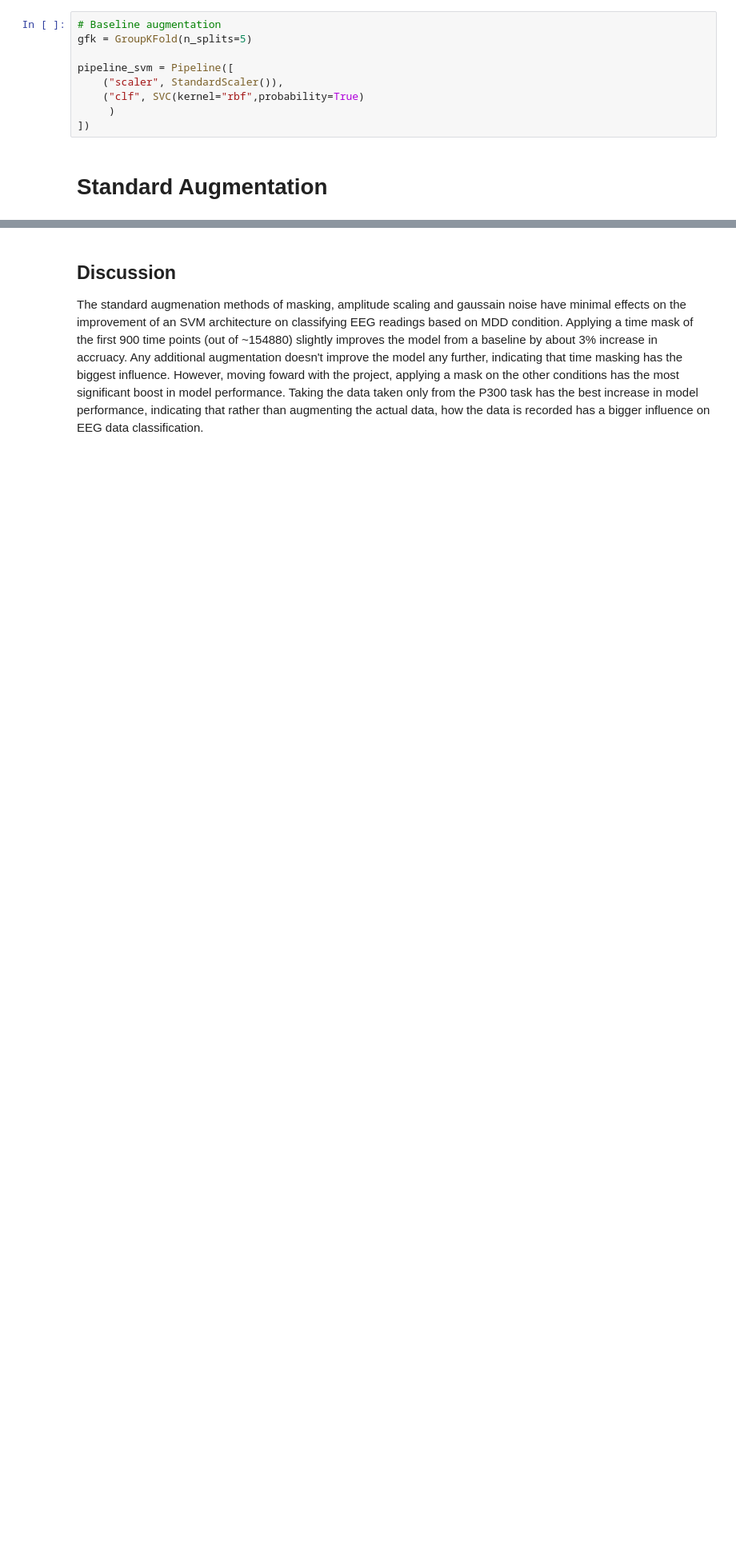
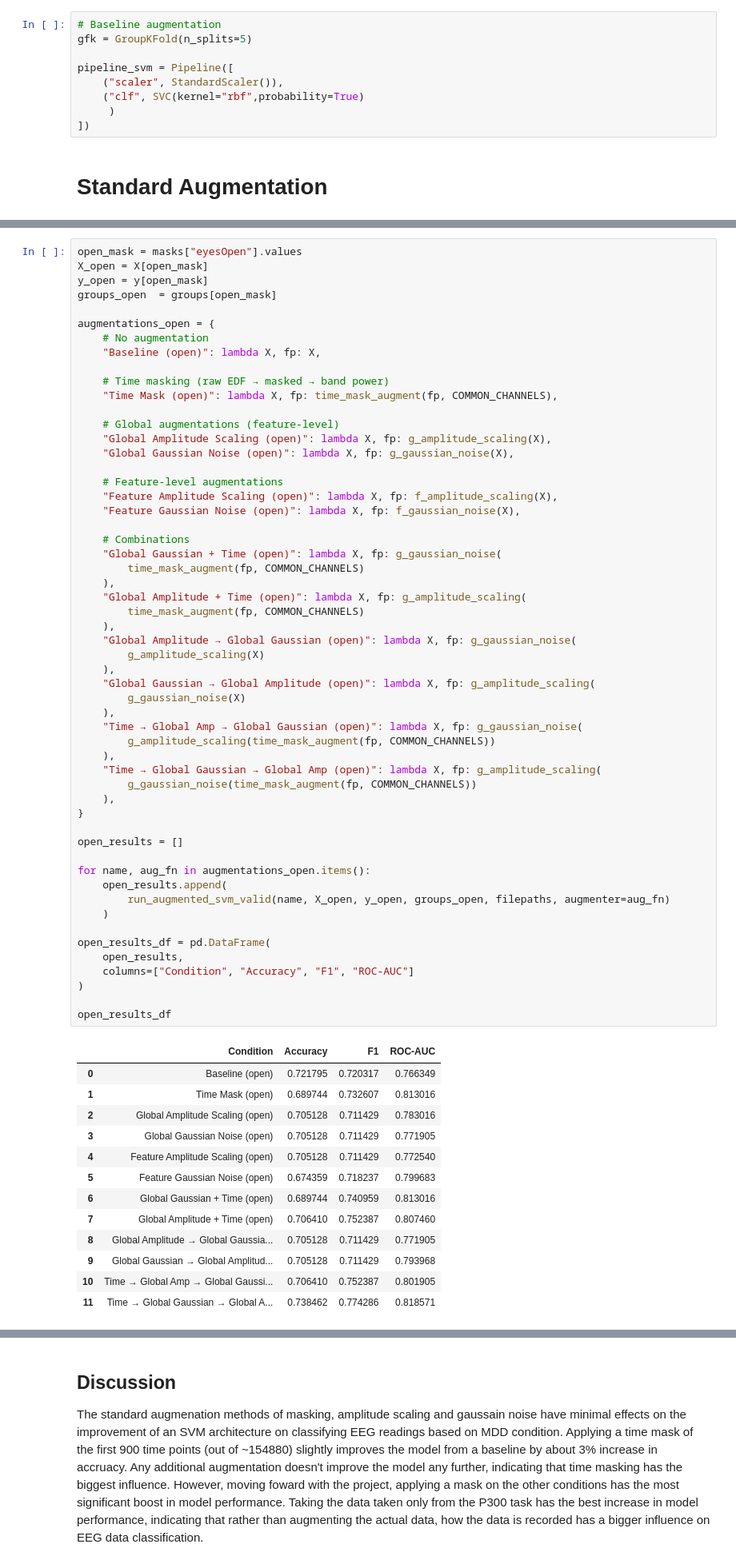
Before and after one commit to BJAngulo/MSSE-277b-final-project-, a Jupyter notebook: notebooks/EEG_Standard_Aug.ipynb, the cells around one changed output, grey strips where cells are left out. Shown at 80% size. Cells and saved outputs as stored; diff of their text form; blank space fills up the shorter version.

```diff
--- a/notebooks/EEG_Standard_Aug.ipynb
+++ b/notebooks/EEG_Standard_Aug.ipynb
@@ -485,0 +534,69 @@ results_df
+# %%
+open_mask = masks["eyesOpen"].values
+X_open = X[open_mask]
+y_open = y[open_mask]
+groups_open  = groups[open_mask]
+
+augmentations_open = {
+    # No augmentation
+    "Baseline (open)": lambda X, fp: X,
+
+    # Time masking (raw EDF → masked → band power)
+    "Time Mask (open)": lambda X, fp: time_mask_augment(fp, COMMON_CHANNELS),
+
+    # Global augmentations (feature-level)
+    "Global Amplitude Scaling (open)": lambda X, fp: g_amplitude_scaling(X),
+    "Global Gaussian Noise (open)": lambda X, fp: g_gaussian_noise(X),
+
+    # Feature-level augmentations
+    "Feature Amplitude Scaling (open)": lambda X, fp: f_amplitude_scaling(X),
+    "Feature Gaussian Noise (open)": lambda X, fp: f_gaussian_noise(X),
+
+    # Combinations
+    "Global Gaussian + Time (open)": lambda X, fp: g_gaussian_noise(
+        time_mask_augment(fp, COMMON_CHANNELS)
+    ),
+    "Global Amplitude + Time (open)": lambda X, fp: g_amplitude_scaling(
+        time_mask_augment(fp, COMMON_CHANNELS)
+    ),
+    "Global Amplitude → Global Gaussian (open)": lambda X, fp: g_gaussian_noise(
+        g_amplitude_scaling(X)
+    ),
+    "Global Gaussian → Global Amplitude (open)": lambda X, fp: g_amplitude_scaling(
+        g_gaussian_noise(X)
+    ),
+    "Time → Global Amp → Global Gaussian (open)": lambda X, fp: g_gaussian_noise(
+        g_amplitude_scaling(time_mask_augment(fp, COMMON_CHANNELS))
+    ),
+    "Time → Global Gaussian → Global Amp (open)": lambda X, fp: g_amplitude_scaling(
+        g_gaussian_noise(time_mask_augment(fp, COMMON_CHANNELS))
+    ),
+}
+
+open_results = []
+
+for name, aug_fn in augmentations_open.items():
+    open_results.append(
+        run_augmented_svm_valid(name, X_open, y_open, groups_open, filepaths, augmenter=aug_fn)
+    )
+
+open_results_df = pd.DataFrame(
+    open_results,
+    columns=["Condition", "Accuracy", "F1", "ROC-AUC"]
+)
+
+open_results_df
+# %% [output]
+|  | Condition | Accuracy | F1 | ROC-AUC |
+| 0 | Baseline (open) | 0.721795 | 0.720317 | 0.766349 |
+| 1 | Time Mask (open) | 0.689744 | 0.732607 | 0.813016 |
+| 2 | Global Amplitude Scaling (open) | 0.705128 | 0.711429 | 0.783016 |
+| 3 | Global Gaussian Noise (open) | 0.705128 | 0.711429 | 0.771905 |
+| 4 | Feature Amplitude Scaling (open) | 0.705128 | 0.711429 | 0.772540 |
+| 5 | Feature Gaussian Noise (open) | 0.674359 | 0.718237 | 0.799683 |
+| 6 | Global Gaussian + Time (open) | 0.689744 | 0.740959 | 0.813016 |
+| 7 | Global Amplitude + Time (open) | 0.706410 | 0.752387 | 0.807460 |
+| 8 | Global Amplitude → Global Gaussia... | 0.705128 | 0.711429 | 0.771905 |
+| 9 | Global Gaussian → Global Amplitud... | 0.705128 | 0.711429 | 0.793968 |
+| 10 | Time → Global Amp → Global Gaussi... | 0.706410 | 0.752387 | 0.801905 |
+| 11 | Time → Global Gaussian → Global A... | 0.738462 | 0.774286 | 0.818571 |
```
Also changed, not shown: parts of 19 cells of this notebook.
